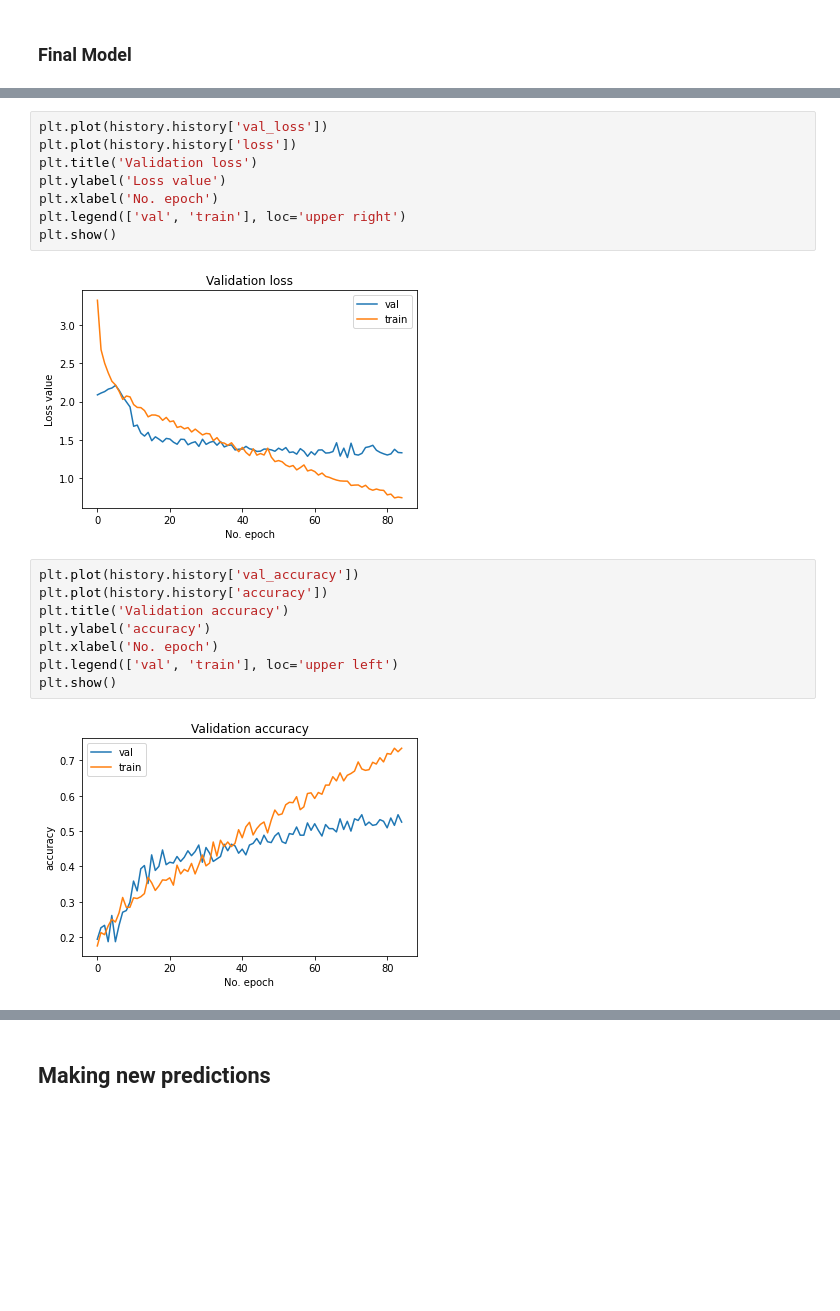
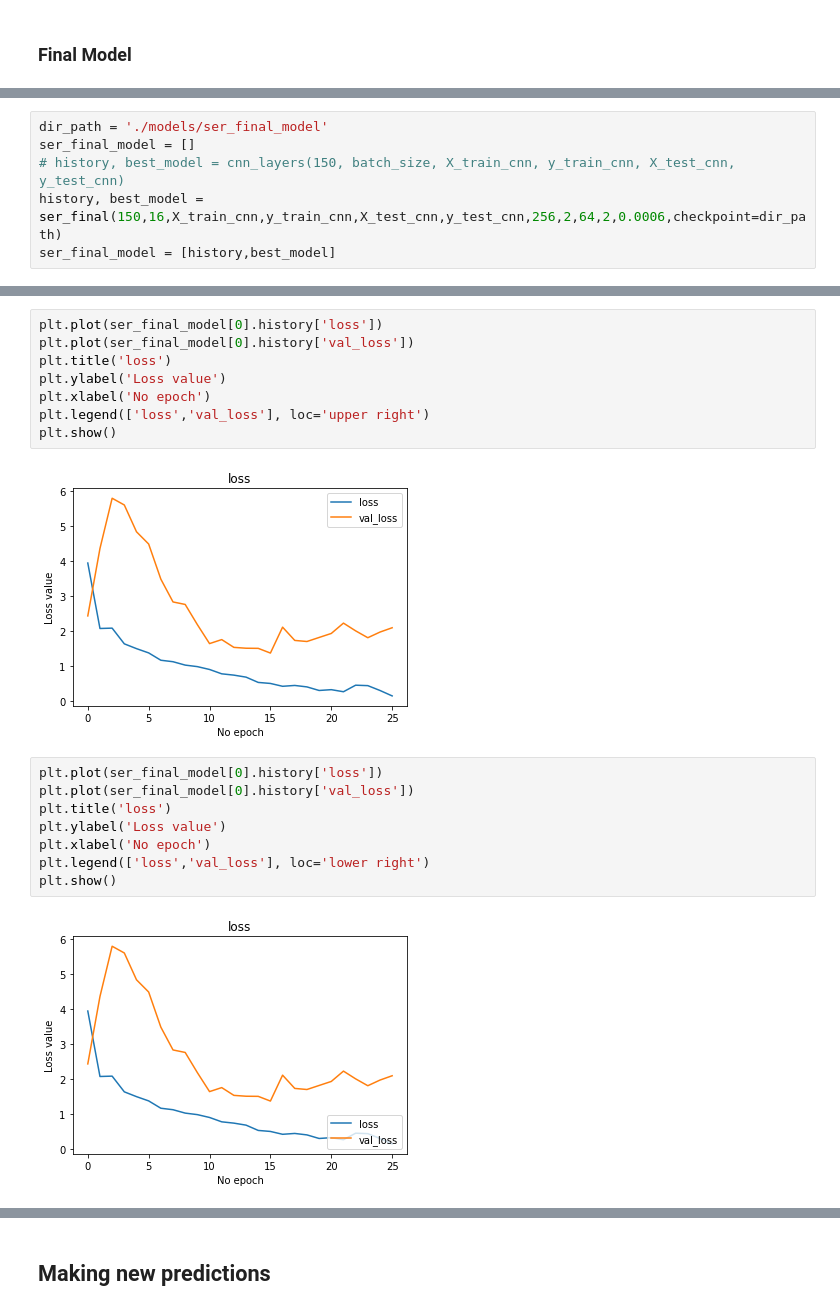
Before and after one commit to ABHISHEK03312/Speech_Emotion_recognition, a Jupyter notebook: Training SER Model.ipynb, the cells around one changed output, grey strips where cells are left out. Drawn from its saved outputs; the diff is of its cells as text; blank space fills up the shorter version.

Commit message:
final ser model

```diff
--- a/Training SER Model.ipynb
+++ b/Training SER Model.ipynb
@@ -848,0 +816,6 @@ WARNING:tensorflow:Unresolved object in checkpoint: (root).layer_with_weights-0.
+# %%
+dir_path = './models/ser_final_model'
+ser_final_model = []
+# history, best_model = cnn_layers(150, batch_size, X_train_cnn, y_train_cnn, X_test_cnn, y_test_cnn)
+history, best_model = ser_final(150,16,X_train_cnn,y_train_cnn,X_test_cnn,y_test_cnn,256,2,64,2,0.0006,checkpoint=dir_path)
+ser_final_model = [history,best_model]
@@ -849,21 +840,21 @@ WARNING:tensorflow:Unresolved object in checkpoint: (root).layer_with_weights-0.
 # %%
-plt.plot(history.history['val_loss'])
-plt.plot(history.history['loss'])
-plt.title('Validation loss')
+plt.plot(ser_final_model[0].history['loss'])
+plt.plot(ser_final_model[0].history['val_loss'])
+plt.title('loss')
 plt.ylabel('Loss value')
-plt.xlabel('No. epoch')
-plt.legend(['val', 'train'], loc='upper right')
+plt.xlabel('No epoch')
+plt.legend(['loss','val_loss'], loc='upper right')
 plt.show()
 # %% [output]
-[figure, old version]
+[figure, new version]
 # %%
-plt.plot(history.history['val_accuracy'])
-plt.plot(history.history['accuracy'])
-plt.title('Validation accuracy')
-plt.ylabel('accuracy')
-plt.xlabel('No. epoch')
-plt.legend(['val', 'train'], loc='upper left')
+plt.plot(ser_final_model[0].history['loss'])
+plt.plot(ser_final_model[0].history['val_loss'])
+plt.title('loss')
+plt.ylabel('Loss value')
+plt.xlabel('No epoch')
+plt.legend(['loss','val_loss'], loc='lower right')
 plt.show()
 # %% [output]
-[figure, old version]
+[figure, new version]
 # %%
```
Also changed, not shown: parts of 8 cells of this notebook, 5 other files.
